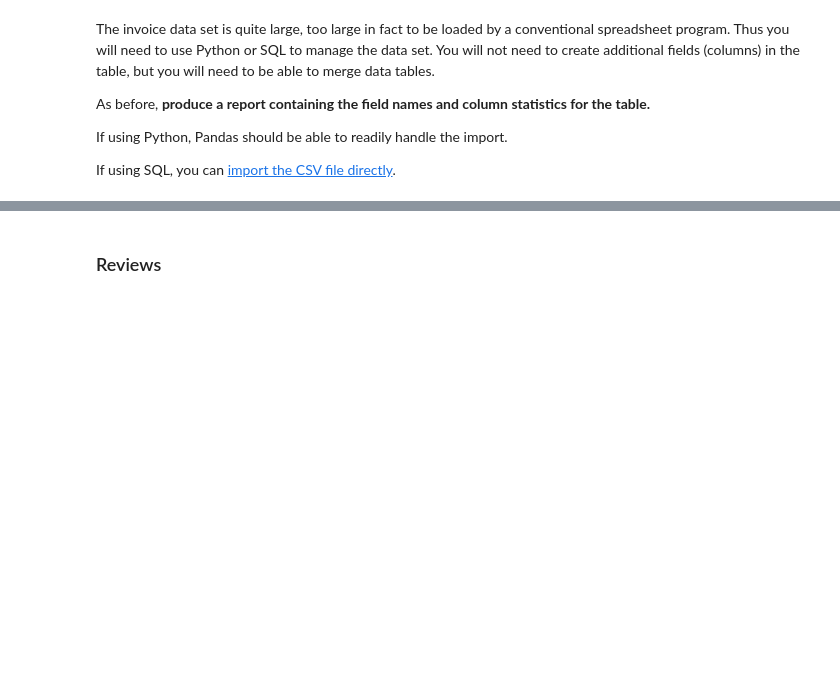
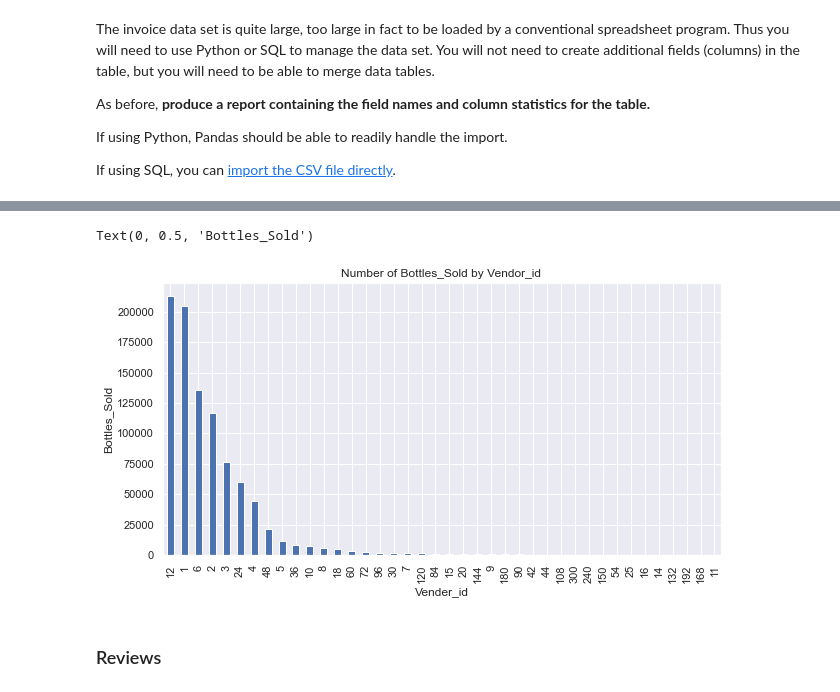
Before and after one commit to gioauricchio/Team-Four-Capstone-Project, a Jupyter notebook: Capstone Project.ipynb, the cells around one changed output, grey strips where cells are left out. Drawn from its saved outputs; the diff is of its cells as text; code cells hidden in the pictures; blank space fills up the shorter version.

```diff
--- a/Capstone Project.ipynb
+++ b/Capstone Project.ipynb
@@ -58,3 +262,11 @@ invoices.head()
+# %%
+invoice.Bottles_Sold.value_counts() .nlargest(40) .plot (kind='bar', figsize=(10,5))
+plt.title('Number of Bottles_Sold by Vendor_id ')
+plt.xlabel('Vender_id')
+plt.ylabel('Bottles_Sold')
+# %% [output]
+Text(0, 0.5, 'Bottles_Sold')
+[figure, added]
 # %% [markdown]
 ### Reviews
 # %% [markdown]
```
Also changed, not shown: parts of 24 cells of this notebook.
